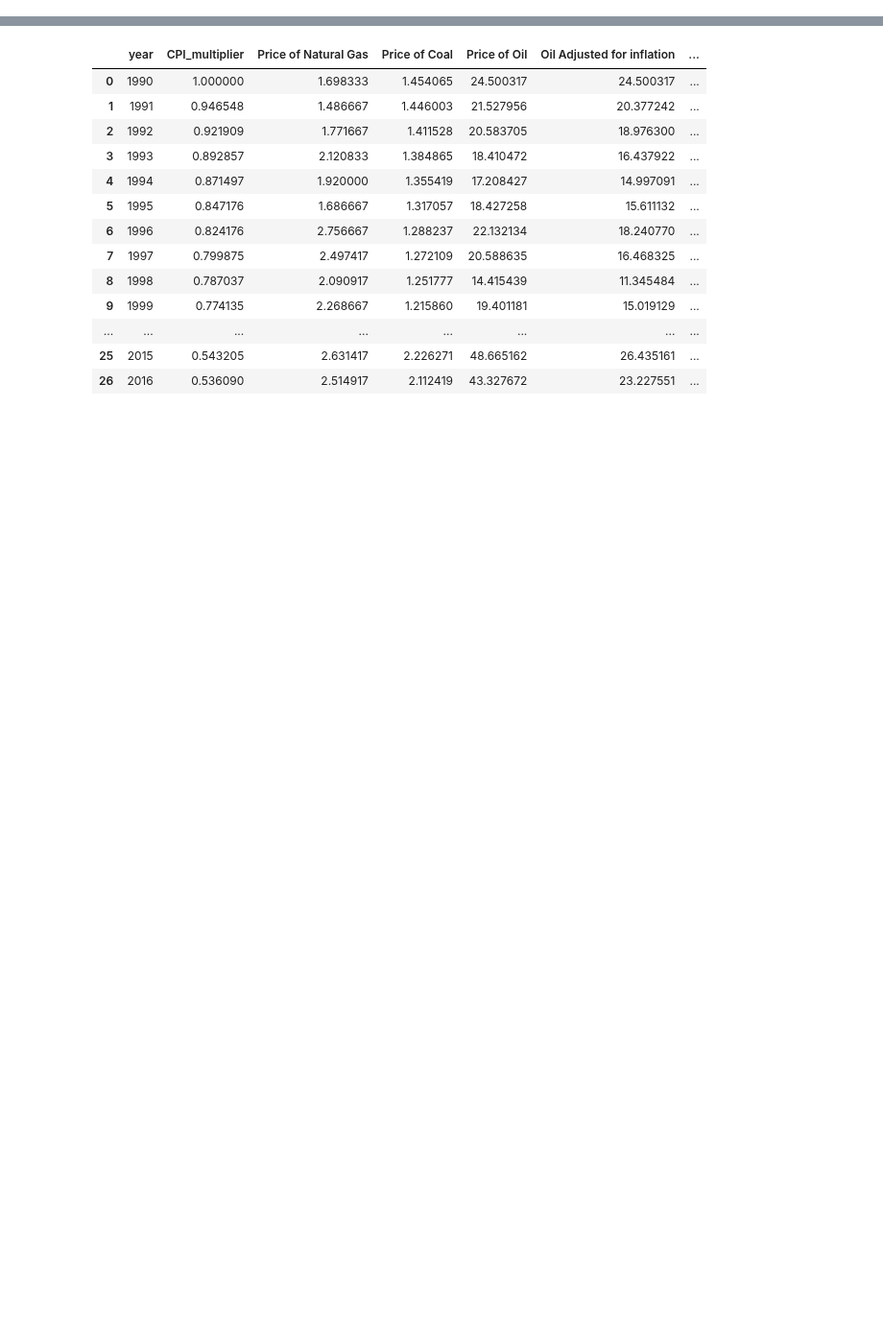
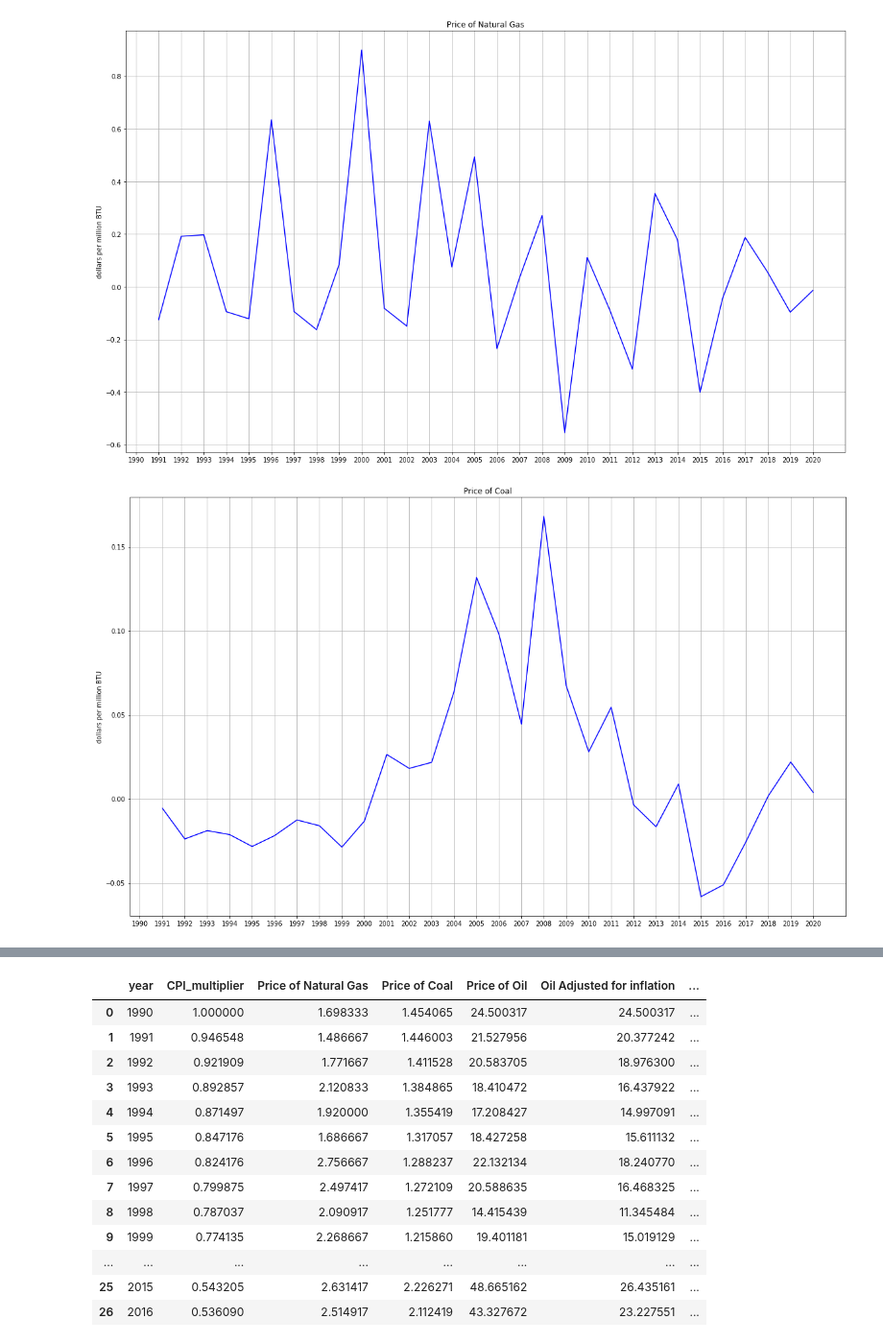
Before and after one commit to us-energy-analysis/Energy-analysis, a Jupyter notebook: Energy_Project_Price.ipynb, the cells around one changed output, grey strips where cells are left out. Shown at 96% size. Drawn from its saved outputs; the diff is of its cells as text; code cells hidden in the pictures; blank space fills up the shorter version.

```diff
--- a/Energy_Project_Price.ipynb
+++ b/Energy_Project_Price.ipynb
@@ -94,0 +116,18 @@ TypeError: unsupported operand type(s) for /: 'str' and 'str'
+# %%
+for column in Percent_change.columns[0:]:
+    width = 20
+    height = 12
+    if column == "Price of Oil":
+        x = "dollars per barrel"
+    else:
+        x ="dollars per million BTU"
+    plt.figure(figsize=(width, height))
+    plt.plot(Percent_change.index, Percent_change[column] , color="blue", label=column)
+    plt.grid(True)
+    plt.title(column)
+    plt.ylabel(x)
+    y =Price_graph + column + " graph.png"
+    plt.savefig(y)
+# %% [output]
+[figure, added]
+[figure, added]
```
Also changed, not shown: parts of 4 cells of this notebook, 4 other files.
